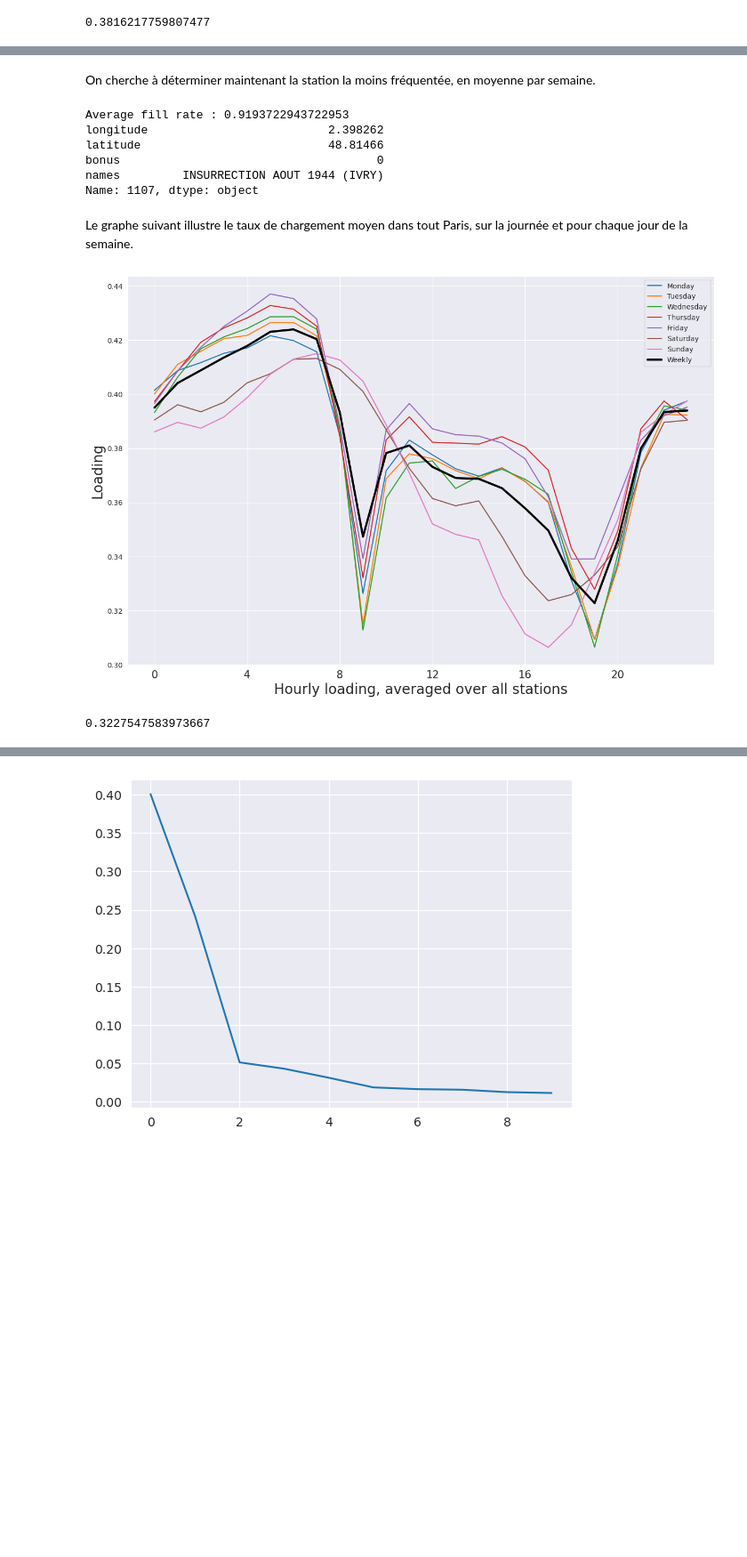
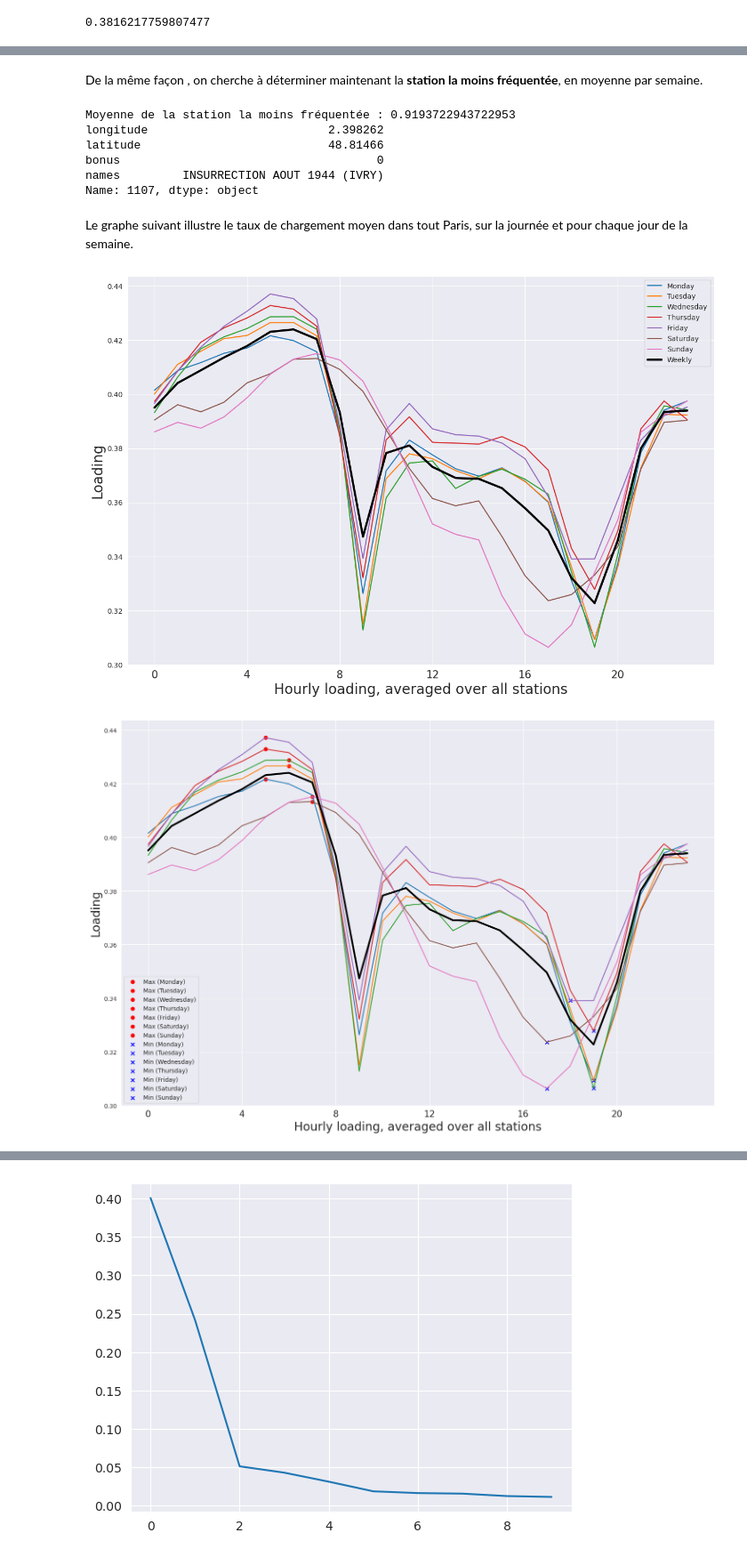
Before and after one commit to Paulod82/Velib, a Jupyter notebook: projet_analyse_d.ipynb, the cells around one changed output, grey strips where cells are left out. Shown at 89% size. Saved outputs shown, nothing was run; the diff lists cells and outputs as text; code cells hidden in the pictures; blank space fills up the shorter version.

```diff
--- a/projet_analyse_d.ipynb
+++ b/projet_analyse_d.ipynb
@@ -200,14 +197,14 @@ bonus                         1
 names         HORNET (BAGNOLET)
 Name: 997, dtype: object
 # %% [markdown]
-On cherche à déterminer maintenant la station la moins fréquentée, en moyenne par semaine.
+De la même façon , on cherche à déterminer maintenant la **station la moins fréquentée**, en moyenne par semaine.
 # %%
 mean=loading.mean(axis=1)
 i = mean.idxmax()
-print('Average fill rate :',mean[i])
+print('Moyenne de la station la moins fréquentée :',mean[i])
 print(coord.loc[i])
 # %% [output]
-Average fill rate : 0.9193722943722953
+Moyenne de la station la moins fréquentée : 0.9193722943722953
 longitude                          2.398262
 latitude                           48.81466
 bonus                                     0
@@ -218,33 +215,53 @@ Le graphe suivant illustre le taux de chargement moyen dans tout Paris, sur la j
 # %%
 mean_per_hour_per_day = loading.mean(axis = 0).to_numpy()
 mean_per_hour_per_day = mean_per_hour_per_day.reshape((7, 24))
 
 mean_per_hour = mean_per_hour_per_day.mean(axis=0)
 
 # --- #
 
 days = ["Monday", "Tuesday", "Wednesday","Thursday", "Friday", "Saturday", "Sunday"]
 plt.figure(figsize = (15,10))
 
 plt.plot(mean_per_hour_per_day.transpose())
 plt.plot(mean_per_hour, color = "black", linewidth = 3)
 
 plt.xlabel('Hourly loading, averaged over all stations', fontsize = 20)
 plt.ylabel('Loading', fontsize = 20)
 plt.legend(days + ['Weekly'])
 plt.xticks(ticks = np.arange(0,24,4), labels=np.arange(0,24,4), fontsize = 15)
 
 plt.tight_layout
 plt.show()
 
-#A faire !!!!
-#recup la moyenne la plus basse par jour
-#np.min(mean_per_hour)
+# Trouver les indices des points maximaux
+max_indices = np.argmax(mean_per_hour_per_day, axis=1)
 
-#recup la moyenne la plus haute par jour
-#mean_per_hour.idmax()
+# Trouver les indices des points minimaux
+min_indices = np.argmin(mean_per_hour_per_day, axis=1)
 
-#Commentaire général: cela nous permet de connaître les heures d'influence globale de l'utilisation des vélos
+plt.figure(figsize=(15, 10))
+
+# Tracer les lignes des moyennes de chargement par heure pour chaque jour de la semaine
+plt.plot(mean_per_hour_per_day.transpose())
+
+# Tracer une ligne pour la moyenne hebdomadaire
+plt.plot(mean_per_hour, color="black", linewidth=3)
+
+# Ajouter des marqueurs pour les points maximaux
+for i, day in enumerate(days):
+    plt.scatter(max_indices[i], mean_per_hour_per_day[i, max_indices[i]], marker='o', color='red', label=f'Max ({day})')
+
+# Ajouter des marqueurs pour les points minimaux
+for i, day in enumerate(days):
+    plt.scatter(min_indices[i], mean_per_hour_per_day[i, min_indices[i]], marker='x', color='blue', label=f'Min ({day})')
+
+plt.xlabel('Hourly loading, averaged over all stations', fontsize=20)
+plt.ylabel('Loading', fontsize=20)
+plt.legend()
+plt.xticks(ticks=np.arange(0, 24, 4), labels=np.arange(0, 24, 4), fontsize=15)
+plt.tight_layout()
+plt.show()
 # %% [output]
 [figure]
-0.3227547583973667
+[figure, added]
```
Also changed, not shown: parts of 50 cells of this notebook.
